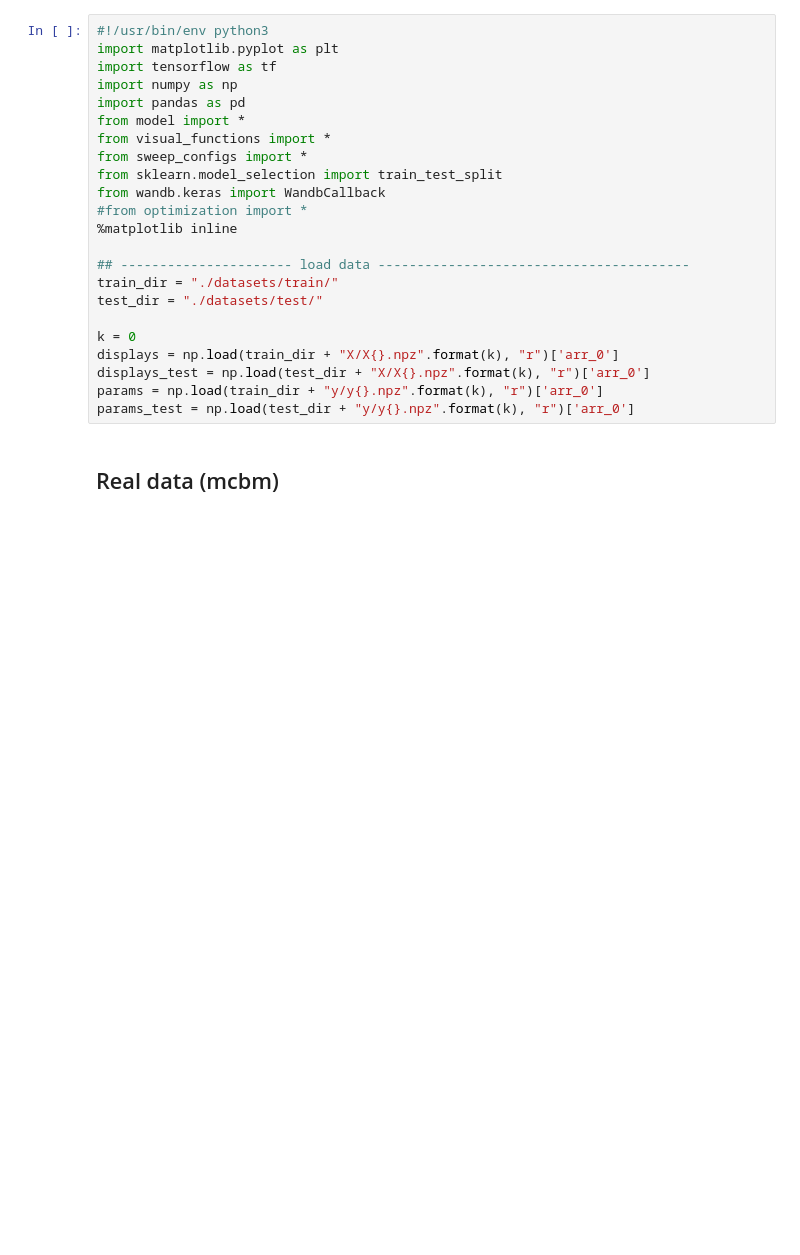
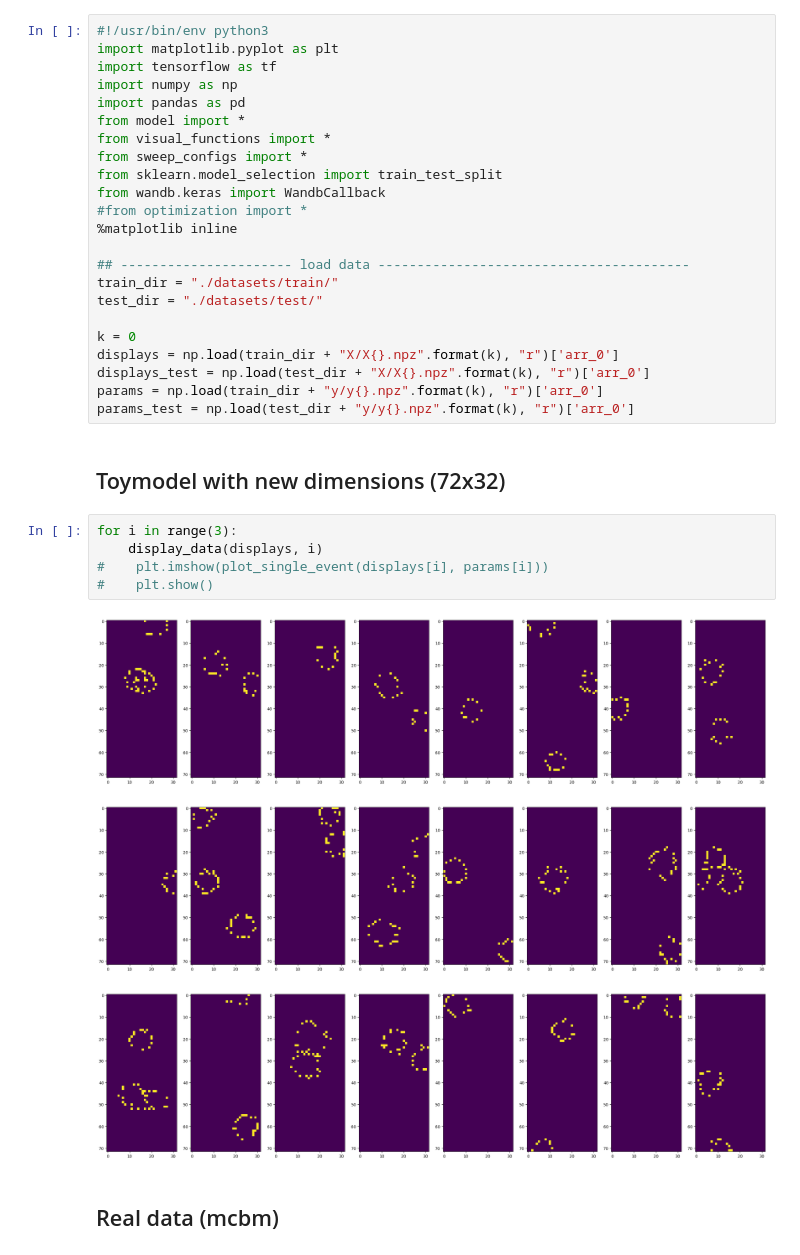
Before and after one commit to borkh/mcbm-ring-reco, a Jupyter notebook: real_sim_data.ipynb, the cells around one changed output. Saved outputs shown, nothing was run; the diff lists cells and outputs as text; blank space fills up the shorter version.

```diff
--- a/real_sim_data.ipynb
+++ b/real_sim_data.ipynb
@@ -21,6 +21,17 @@ displays = np.load(train_dir + "X/X{}.npz".format(k), "r")['arr_0']
 displays_test = np.load(test_dir + "X/X{}.npz".format(k), "r")['arr_0']
 params = np.load(train_dir + "y/y{}.npz".format(k), "r")['arr_0']
 params_test = np.load(test_dir + "y/y{}.npz".format(k), "r")['arr_0']
+# %% [markdown]
+## Toymodel with new dimensions (72x32)
+# %%
+for i in range(3):
+    display_data(displays, i)
+#    plt.imshow(plot_single_event(displays[i], params[i]))
+#    plt.show()
+# %% [output]
+[figure, added]
+[figure, added]
+[figure, added]
 # %% [markdown]
 ## Real data (mcbm)
 # %%
```
Also changed, not shown: parts of 4 cells of this notebook, 5 other files.
